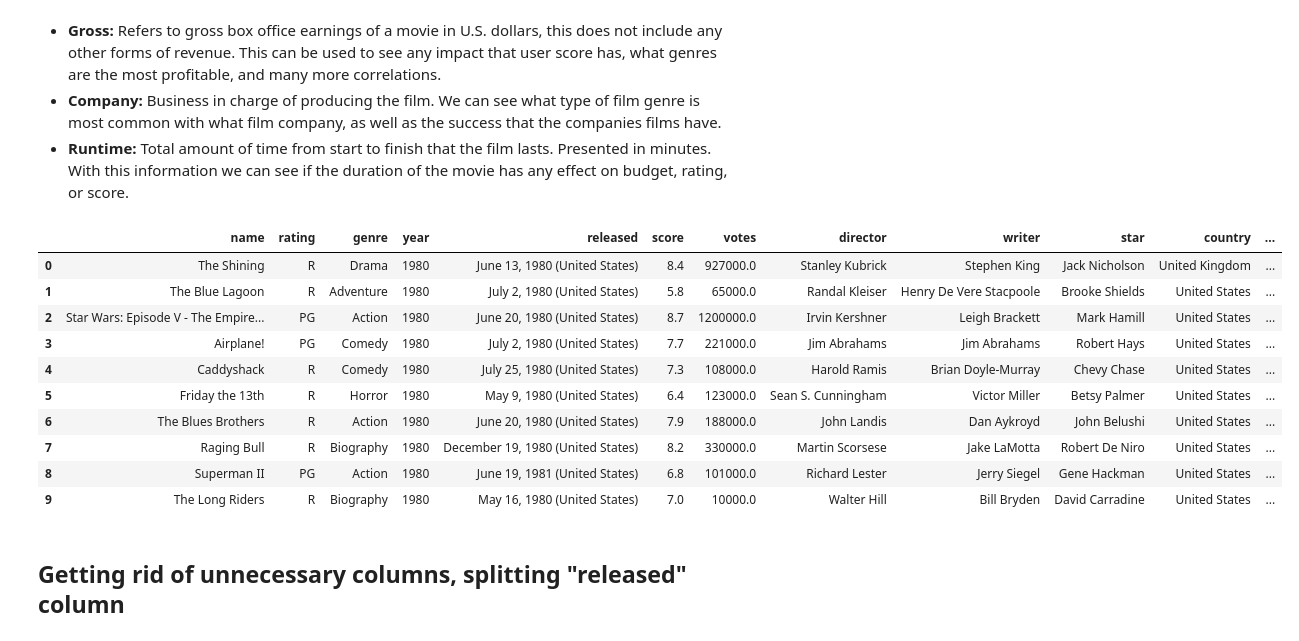
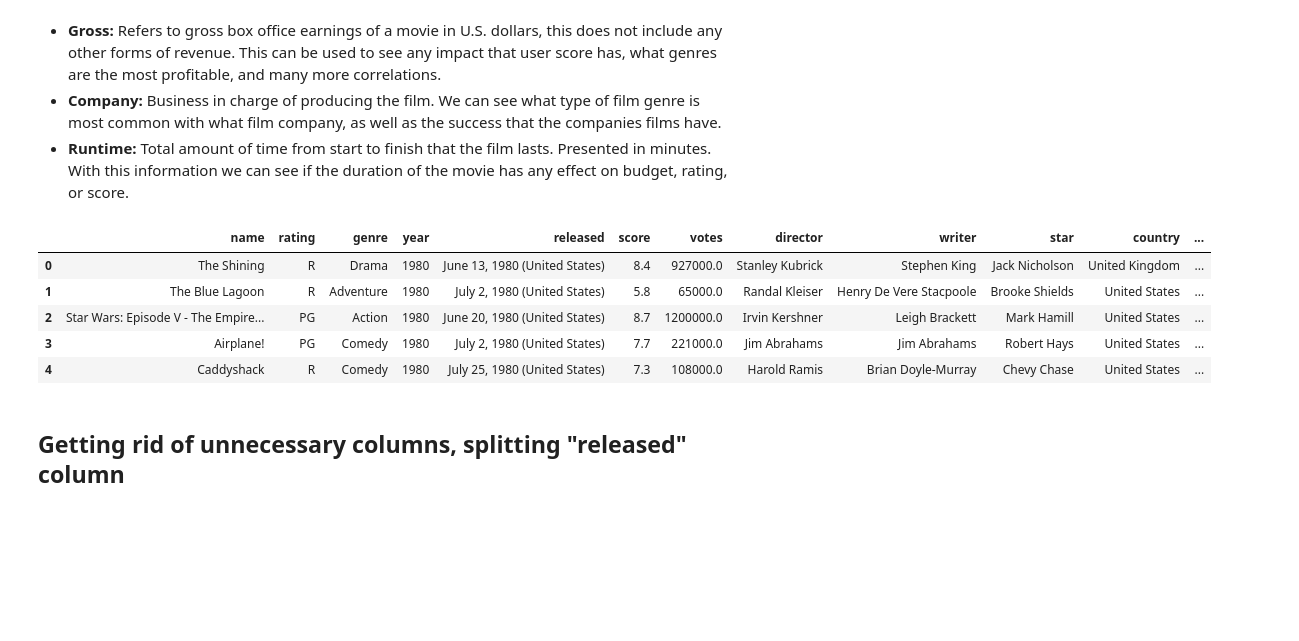
Before and after one commit to dchicasduena/COMP3400_Project, a Jupyter notebook: Project.ipynb, the cells around one changed output. Saved outputs shown, nothing was run; the diff lists cells and outputs as text; code cells hidden in the pictures; blank space fills up the shorter version.

```diff
--- a/Project.ipynb
+++ b/Project.ipynb
@@ -31,19 +31,14 @@ import datetime
 import pandas as pd
 # %%
 movies = pd.read_csv('./movies.csv')
-movies.head(10)
+movies.head(5)
 # %% [output]
 |  | name | rating | genre | year | released | score | votes | director | writer | star | country | ... |
 | 0 | The Shining | R | Drama | 1980 | June 13, 1980 (United States) | 8.4 | 927000.0 | Stanley Kubrick | Stephen King | Jack Nicholson | United Kingdom | ... |
 | 1 | The Blue Lagoon | R | Adventure | 1980 | July 2, 1980 (United States) | 5.8 | 65000.0 | Randal Kleiser | Henry De Vere Stacpoole | Brooke Shields | United States | ... |
 | 2 | Star Wars: Episode V - The Empire... | PG | Action | 1980 | June 20, 1980 (United States) | 8.7 | 1200000.0 | Irvin Kershner | Leigh Brackett | Mark Hamill | United States | ... |
 | 3 | Airplane! | PG | Comedy | 1980 | July 2, 1980 (United States) | 7.7 | 221000.0 | Jim Abrahams | Jim Abrahams | Robert Hays | United States | ... |
 | 4 | Caddyshack | R | Comedy | 1980 | July 25, 1980 (United States) | 7.3 | 108000.0 | Harold Ramis | Brian Doyle-Murray | Chevy Chase | United States | ... |
-| 5 | Friday the 13th | R | Horror | 1980 | May 9, 1980 (United States) | 6.4 | 123000.0 | Sean S. Cunningham | Victor Miller | Betsy Palmer | United States | ... |
-| 6 | The Blues Brothers | R | Action | 1980 | June 20, 1980 (United States) | 7.9 | 188000.0 | John Landis | Dan Aykroyd | John Belushi | United States | ... |
-| 7 | Raging Bull | R | Biography | 1980 | December 19, 1980 (United States) | 8.2 | 330000.0 | Martin Scorsese | Jake LaMotta | Robert De Niro | United States | ... |
-| 8 | Superman II | PG | Action | 1980 | June 19, 1981 (United States) | 6.8 | 101000.0 | Richard Lester | Jerry Siegel | Gene Hackman | United States | ... |
-| 9 | The Long Riders | R | Biography | 1980 | May 16, 1980 (United States) | 7.0 | 10000.0 | Walter Hill | Bill Bryden | David Carradine | United States | ... |
 # %% [markdown]
 ## Getting rid of unnecessary columns, splitting "released" column
 # %% [markdown]
```
Also changed, not shown: parts of 6 cells of this notebook.
